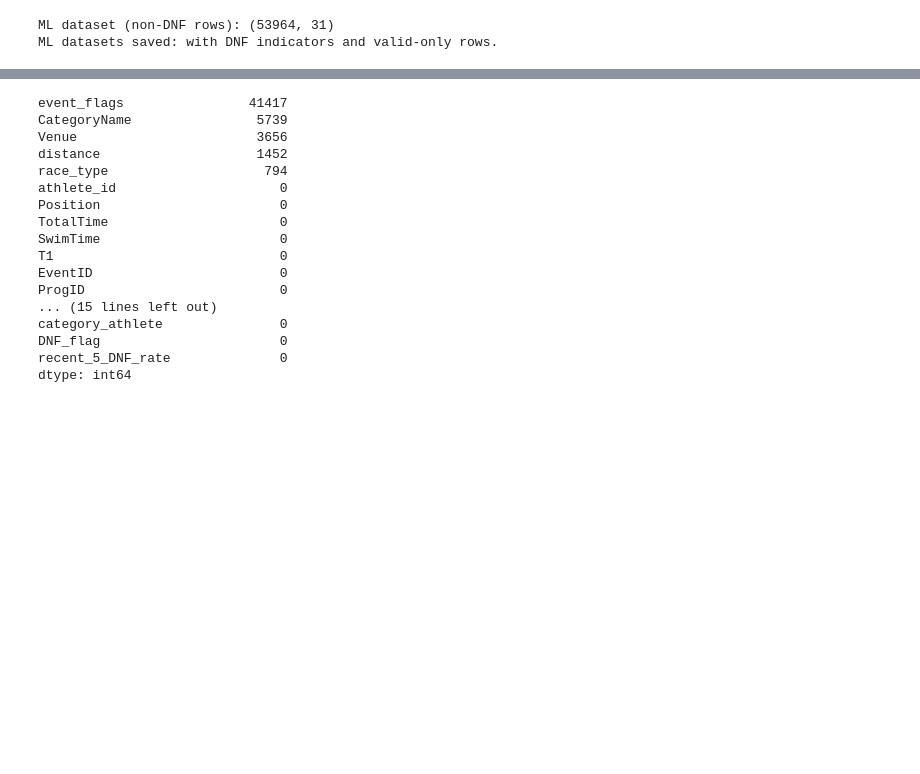
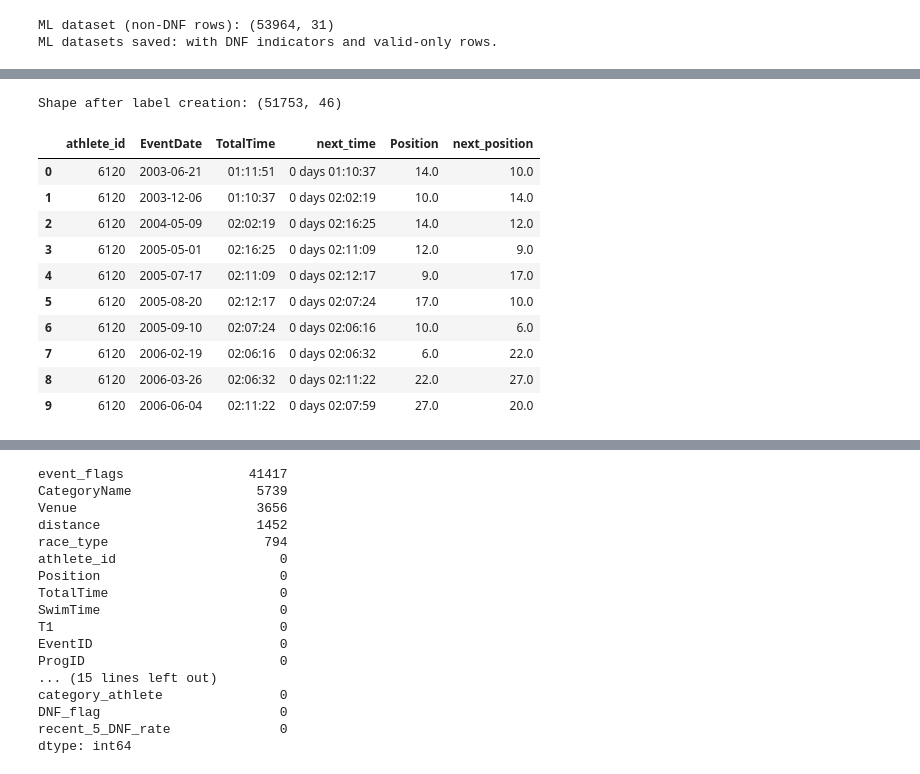
Before and after one commit to jhigh13/triathlon-db, a Jupyter notebook: data_extraction.ipynb, the cells around one changed output, grey strips where cells are left out. Cells and saved outputs as stored; diff of their text form; code cells hidden in the pictures; blank space fills up the shorter version.

```diff
--- a/data_extraction.ipynb
+++ b/data_extraction.ipynb
@@ -225,0 +226,41 @@ print(df.head())
+# %%
+# 9. Label Creation: next-race finish time & position
+
+# Work off your cleaned, feature-engineered DataFrame:
+df = ml_df_valid.copy()
+
+# Ensure it’s sorted
+df = df.sort_values(['athlete_id','EventDate'])
+
+# Create next‐race labels
+df['next_time_sec'] = (
+    df.groupby('athlete_id')['TotalTime_sec']
+      .shift(-1)
+)
+df['next_position'] = (
+    df.groupby('athlete_id')['Position']
+      .shift(-1)
+)
+
+# (Optional) if you want human‐readable next time:
+import pandas as pd
+df['next_time'] = pd.to_timedelta(df['next_time_sec'], unit='s').astype(str)
+
+# Drop rows without a next race (i.e. final race per athlete)
+df_model = df.dropna(subset=['next_time_sec','next_position']).reset_index(drop=True)
+
+print("Shape after label creation:", df_model.shape)
+df_model[['athlete_id','EventDate','TotalTime','next_time','Position','next_position']].head(10)
+# %% [output]
+Shape after label creation: (51753, 46)
+|  | athlete_id | EventDate | TotalTime | next_time | Position | next_position |
+| 0 | 6120 | 2003-06-21 | 01:11:51 | 0 days 01:10:37 | 14.0 | 10.0 |
+| 1 | 6120 | 2003-12-06 | 01:10:37 | 0 days 02:02:19 | 10.0 | 14.0 |
+| 2 | 6120 | 2004-05-09 | 02:02:19 | 0 days 02:16:25 | 14.0 | 12.0 |
+| 3 | 6120 | 2005-05-01 | 02:16:25 | 0 days 02:11:09 | 12.0 | 9.0 |
+| 4 | 6120 | 2005-07-17 | 02:11:09 | 0 days 02:12:17 | 9.0 | 17.0 |
+| 5 | 6120 | 2005-08-20 | 02:12:17 | 0 days 02:07:24 | 17.0 | 10.0 |
+| 6 | 6120 | 2005-09-10 | 02:07:24 | 0 days 02:06:16 | 10.0 | 6.0 |
+| 7 | 6120 | 2006-02-19 | 02:06:16 | 0 days 02:06:32 | 6.0 | 22.0 |
+| 8 | 6120 | 2006-03-26 | 02:06:32 | 0 days 02:11:22 | 22.0 | 27.0 |
+| 9 | 6120 | 2006-06-04 | 02:11:22 | 0 days 02:07:59 | 27.0 | 20.0 |
```
Also changed, not shown: parts of 9 cells of this notebook, 2 other files.
